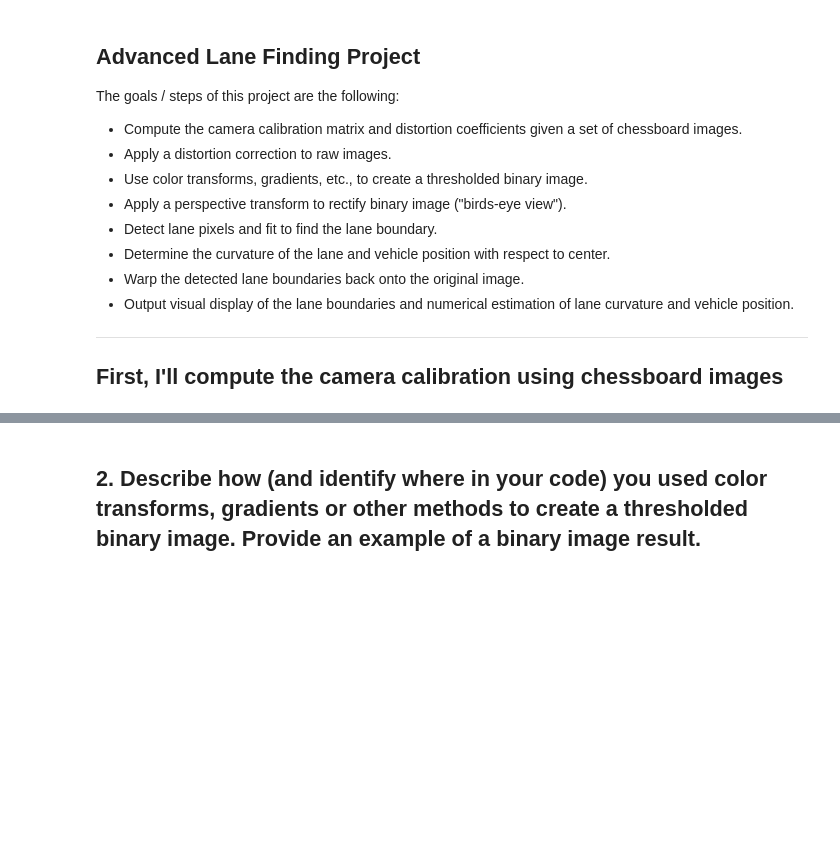
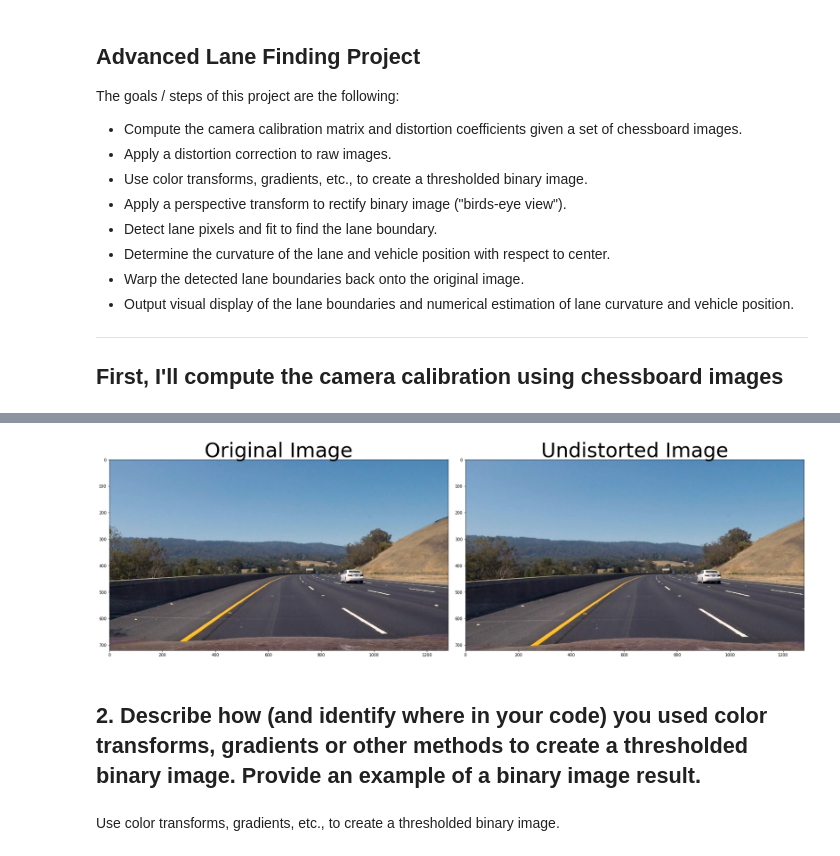
Before and after one commit to dg1106/CarND-Advanced-Lane-Lines, a Jupyter notebook: examples/example.ipynb, the cells around one changed output, grey strips where cells are left out. Drawn from its saved outputs; the diff is of its cells as text; code cells hidden in the pictures; blank space fills up the shorter version.

```diff
--- a/examples/example.ipynb
+++ b/examples/example.ipynb
@@ -94,5 +95,23 @@ ModuleNotFoundError: No module named 'cv2'
+# %%
+from PIL import Image
+
+test_img = np.array(Image.open('../test_images/test3.jpg'))
+
+undist_img = cv2.undistort(test_img, mtx, dist, None, mtx)
+
+f, (ax1, ax2) = plt.subplots(1, 2, figsize=(24, 9))
+f.tight_layout()
+ax1.imshow(test_img, cmap='gray')
+ax1.set_title('Original Image', fontsize=50)
+ax2.imshow(undist_img, cmap='gray')
+ax2.set_title('Undistorted Image', fontsize=50)
+plt.subplots_adjust(left=0., right=1, top=0.9, bottom=0.)
+# %% [output]
+[figure, added]
 # %% [markdown]
 ## 2. Describe how (and identify where in your code) you used color transforms, gradients or other methods to create a thresholded binary image. Provide an example of a binary image result.
+# %% [markdown]
+Use color transforms, gradients, etc., to create a thresholded binary image.
 # %%
 def mag_select(img, sobel_kernel=3, mag_thresh=(0,255)):
     # 1) Convert to grayscale
```
Also changed, not shown: parts of 29 cells of this notebook, 13 other files.
